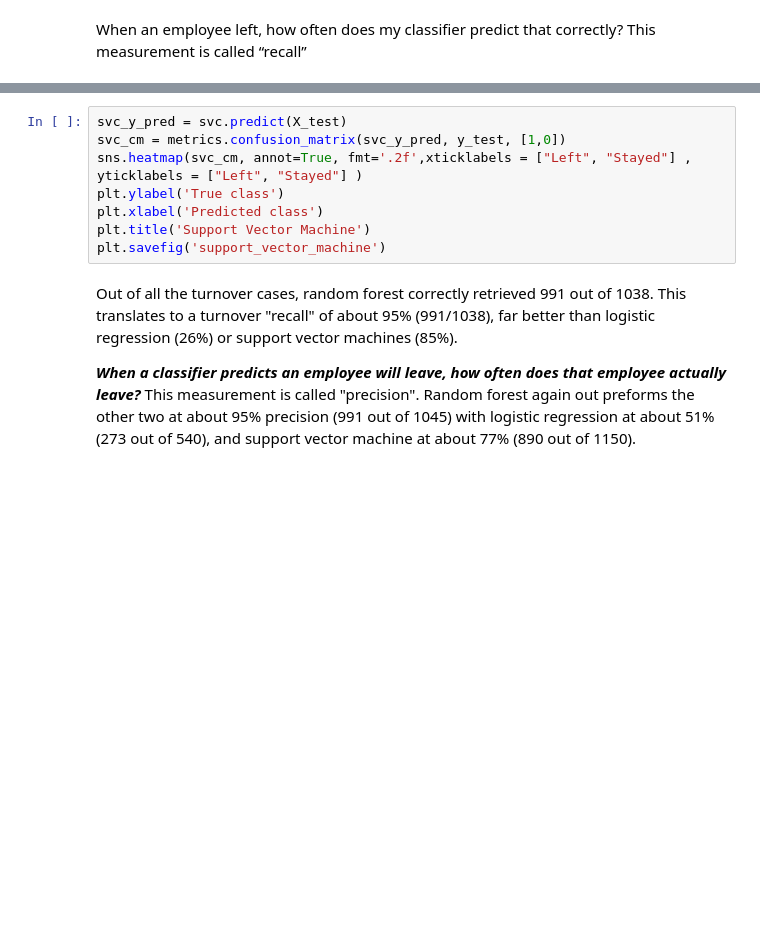
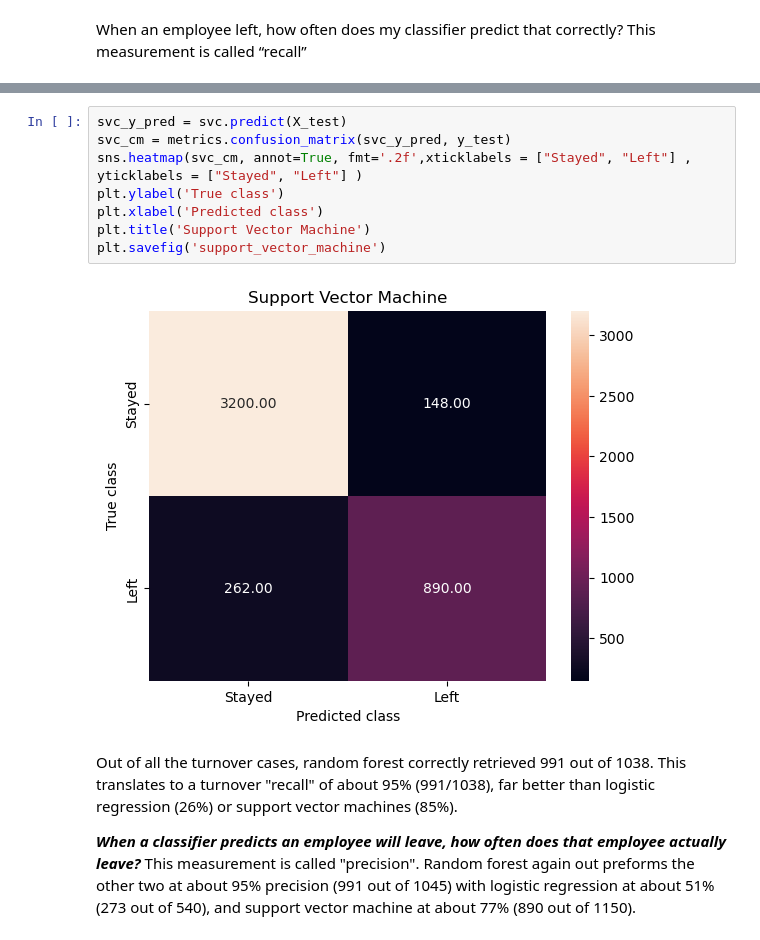
Before and after one commit to elcaskerito/ml_eda_AI_stevens_institute_tech, a Jupyter notebook: learning/other_ppl_projet/employee_turnover_prediction.ipynb, the cells around one changed output, grey strips where cells are left out. Saved outputs shown, nothing was run; the diff lists cells and outputs as text; blank space fills up the shorter version.

```diff
--- a/learning/other_ppl_projet/employee_turnover_prediction.ipynb
+++ b/learning/other_ppl_projet/employee_turnover_prediction.ipynb
@@ -300,11 +361,13 @@ print(classification_report(y_test, svc.predict(X_test)))
 # %%
 svc_y_pred = svc.predict(X_test)
-svc_cm = metrics.confusion_matrix(svc_y_pred, y_test, [1,0])
-sns.heatmap(svc_cm, annot=True, fmt='.2f',xticklabels = ["Left", "Stayed"] , yticklabels = ["Left", "Stayed"] )
+svc_cm = metrics.confusion_matrix(svc_y_pred, y_test)
+sns.heatmap(svc_cm, annot=True, fmt='.2f',xticklabels = ["Stayed", "Left"] , yticklabels = ["Stayed", "Left"] )
 plt.ylabel('True class')
 plt.xlabel('Predicted class')
 plt.title('Support Vector Machine')
 plt.savefig('support_vector_machine')
+# %% [output]
+[figure, added]
 # %% [markdown]
 Out of all the turnover cases, random forest correctly retrieved 991 out of 1038. This translates to a turnover "recall" of about 95% (991/1038), far better than logistic regression (26%) or support vector machines (85%).
 
```
Also changed, not shown: parts of 23 cells of this notebook, 12 other files.
